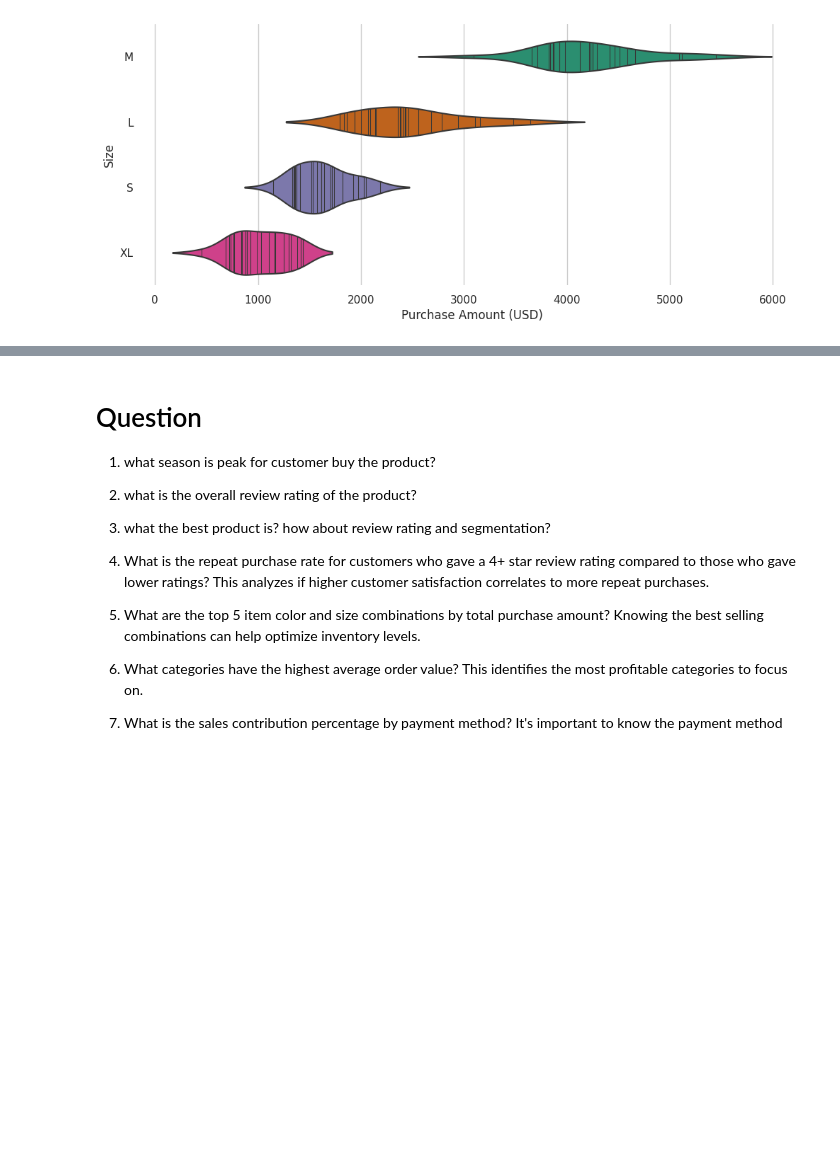
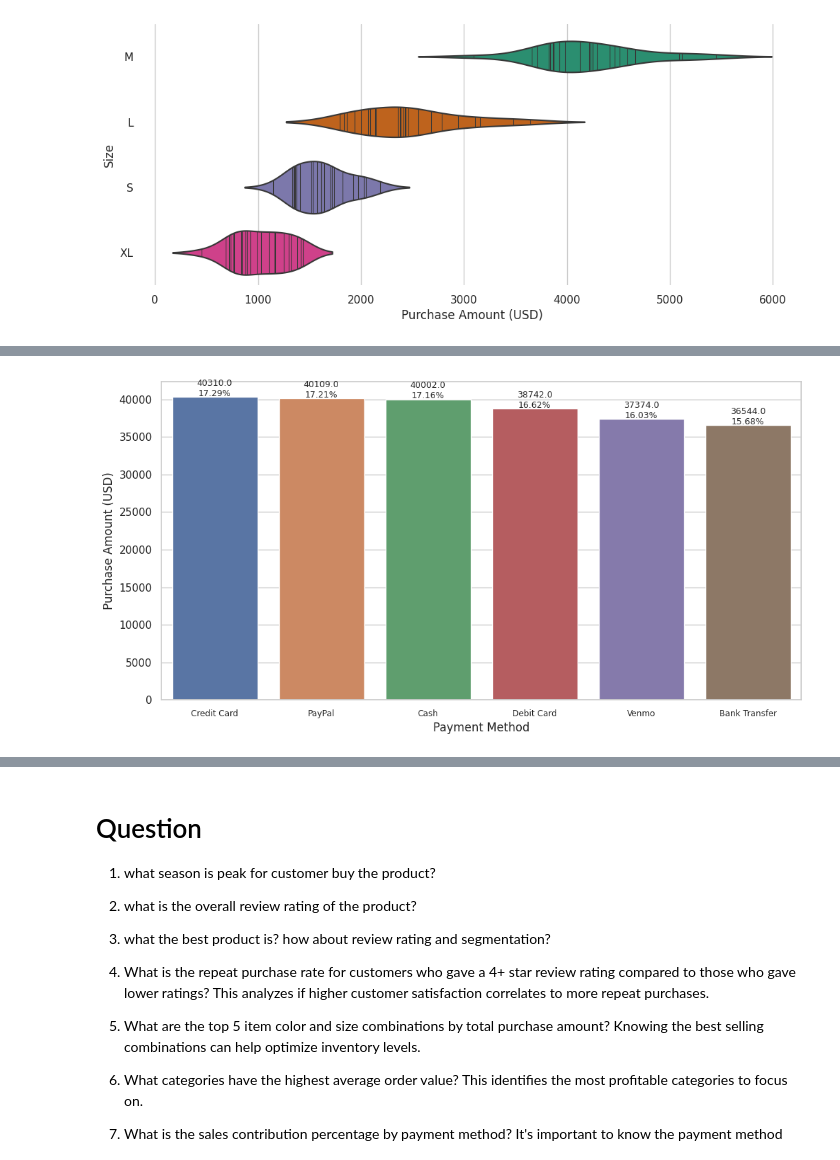
Before and after one commit to DzikriNurRochim/Data_science, a Jupyter notebook: Customer_Shipping.ipynb, the cells around one changed output, grey strips where cells are left out. Cells and saved outputs as stored; diff of their text form; code cells hidden in the pictures; blank space fills up the shorter version.

```diff
--- a/Customer_Shipping.ipynb
+++ b/Customer_Shipping.ipynb
@@ -1801,0 +1882,4 @@ Top 5 Purchase Amount (USD) by Color and Size  :
+# %%
+# Retrieve purchase amount by payment method then sort it high to low
+sales_payment_sort=data.groupby('Payment Method')['Purchase Amount (USD)'].sum().sort_values(ascending=False).reset_index(name='Purchase Amount (USD)')
+print(sales_payment_sort)
@@ -1801,0 +1910,16 @@ Top 5 Purchase Amount (USD) by Color and Size  :
+# %%
+plt.figure(figsize=(12,6))
+ax=sns.barplot(x='Payment Method',y='Purchase Amount (USD)',data=sales_payment_sort)
+
+plt.xticks(rotation=0,fontsize=8.7)
+for i, p in enumerate(ax.patches):
+    height = p.get_height()
+    width = p.get_width()
+    x = p.get_x()
+
+    ax.annotate(f'{height}\n{sales_payment_percent[i]:.2f}%', xy=(x + width/2., height),
+                ha='center', va='center', xytext=(0, 8.9), fontsize=9, textcoords='offset points')
+
+plt.show()
+# %% [output]
+[figure, added]
```
Also changed, not shown: parts of 37 cells of this notebook.
